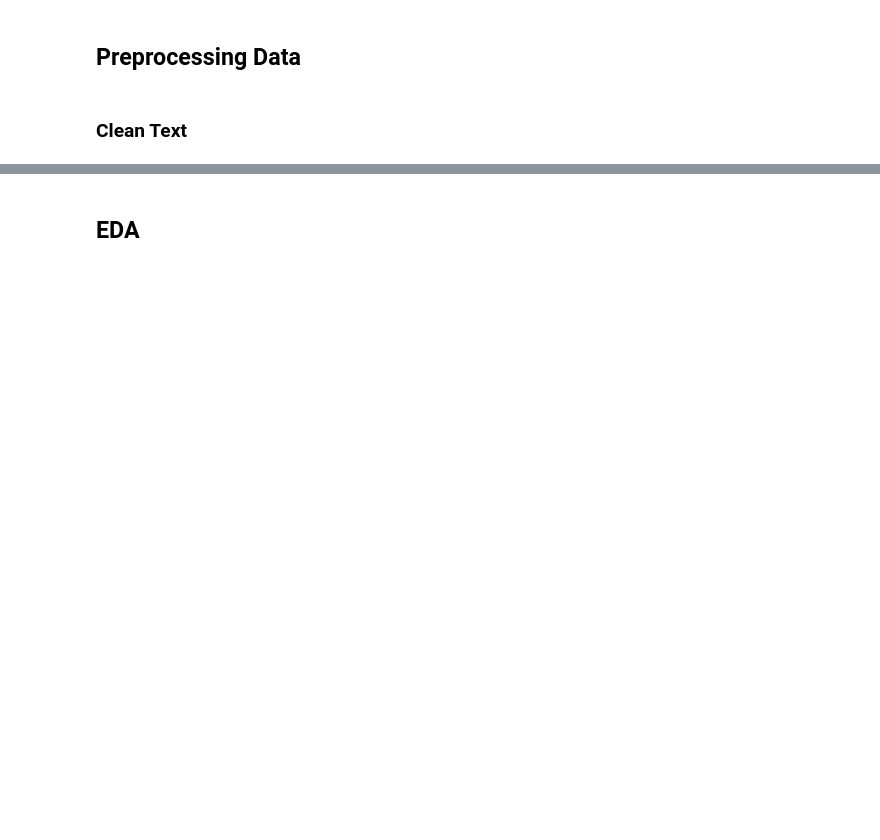
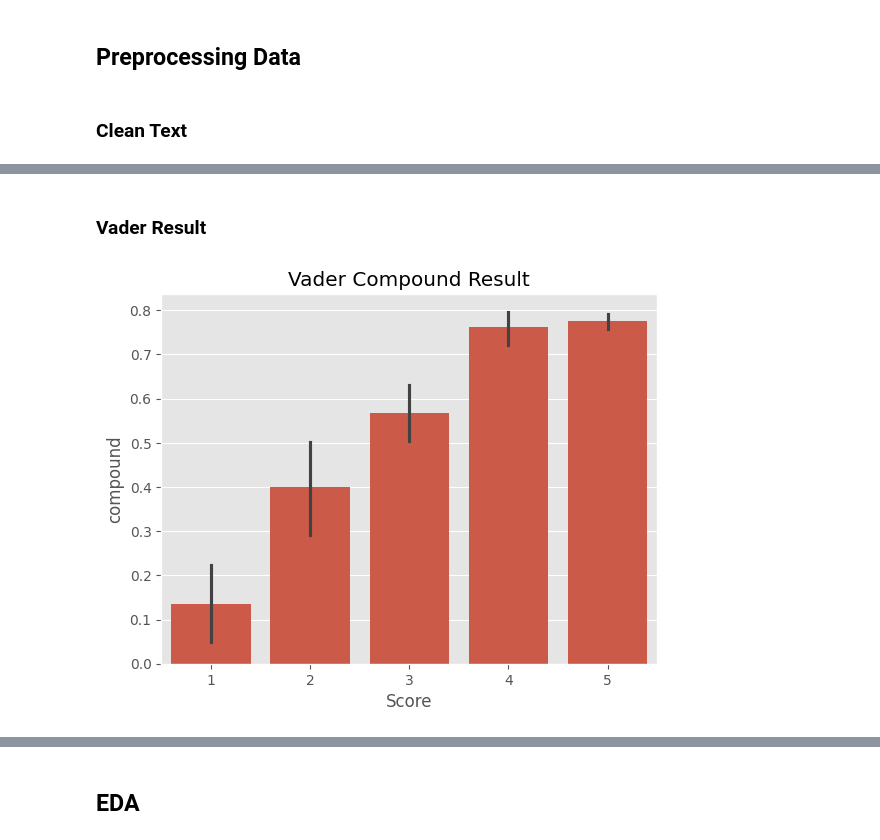
Before and after one commit to FaradayB/SentimentAnalysis_NLP, a Jupyter notebook: main.ipynb, the cells around one changed output, grey strips where cells are left out. Drawn from its saved outputs; the diff is of its cells as text; code cells hidden in the pictures; blank space fills up the shorter version.

```diff
--- a/main.ipynb
+++ b/main.ipynb
@@ -77,0 +119,10 @@ AttributeError: partially initialized module 'nltk' has no attribute 'data' (mos
+# %%
+nltk.download('averaged_perceptron_tagger')
+# example = df['Text'][10]
+# print(example)
+# tokens = nltk.word_tokenize(example)
+# print(tokens)
+# tagged = nltk.pos_tag(tokens)
+# print(tagged)
+
+df['POS Tag'] = nltk.pos_tag(df['Text'])
@@ -77,0 +136,8 @@ AttributeError: partially initialized module 'nltk' has no attribute 'data' (mos
+# %%
+from nltk.sentiment import SentimentIntensityAnalyzer
+from tqdm.notebook import tqdm
+nltk.download('vader_lexicon')
+
+sia = SentimentIntensityAnalyzer()
+
+sia.polarity_scores("This is the best")
@@ -77,0 +153,21 @@ AttributeError: partially initialized module 'nltk' has no attribute 'data' (mos
+# %%
+from tqdm import tqdm
+
+rev = {}
+for i, row in tqdm(df.iterrows(), total=len(df)):
+    text = row['Text']
+    id = row['Id']
+    rev[id] = sia.polarity_scores(text)
+
+
+# tite = {}
+# for i, row in tqdm(df.iterrows(), total=len(df)):
+#     text = row['Summary']
+#     id = row['Id']
+#     tite[id] = sia.polarity_scores(text)
+# %%
+vaders = pd.DataFrame(rev).T
+vaders = vaders.reset_index().rename(columns={'index':'Id'})
+vaders = vaders.merge(df, how='left')
+
+vaders.head()
@@ -77,0 +181,8 @@ AttributeError: partially initialized module 'nltk' has no attribute 'data' (mos
+# %% [markdown]
+### Vader Result
+# %%
+plot = sns.barplot(data=vaders, x='Score', y='compound')
+plot.set_title('Vader Compound Result')
+plt.show()
+# %% [output]
+[figure, added]
```
Also changed, not shown: parts of 19 cells of this notebook.
